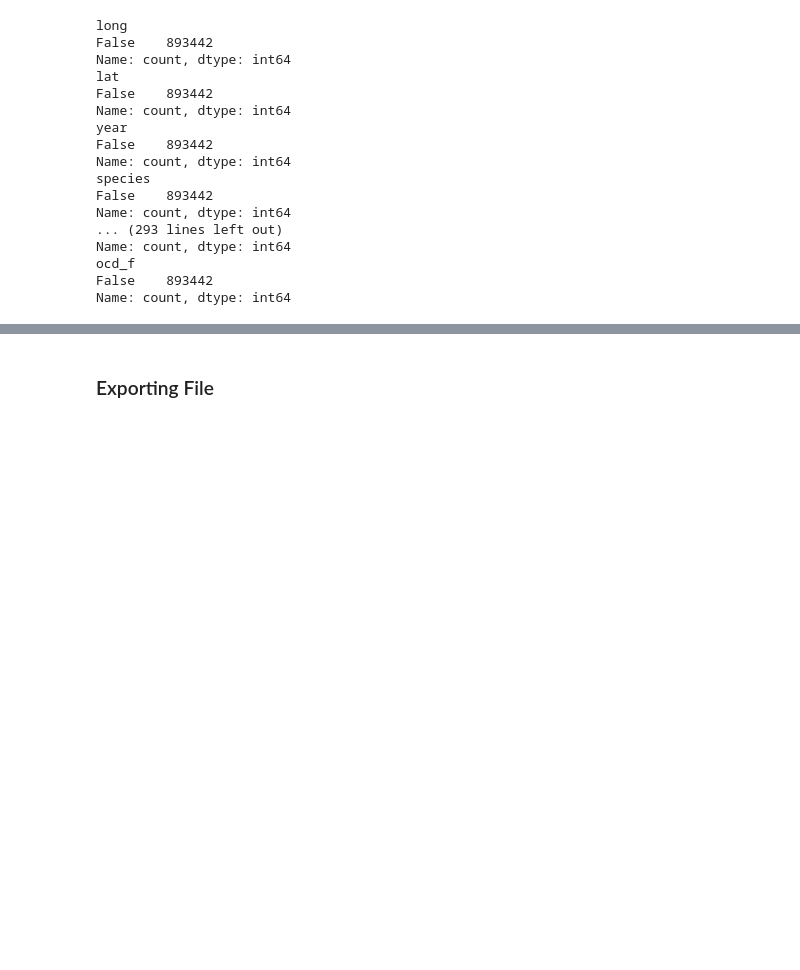
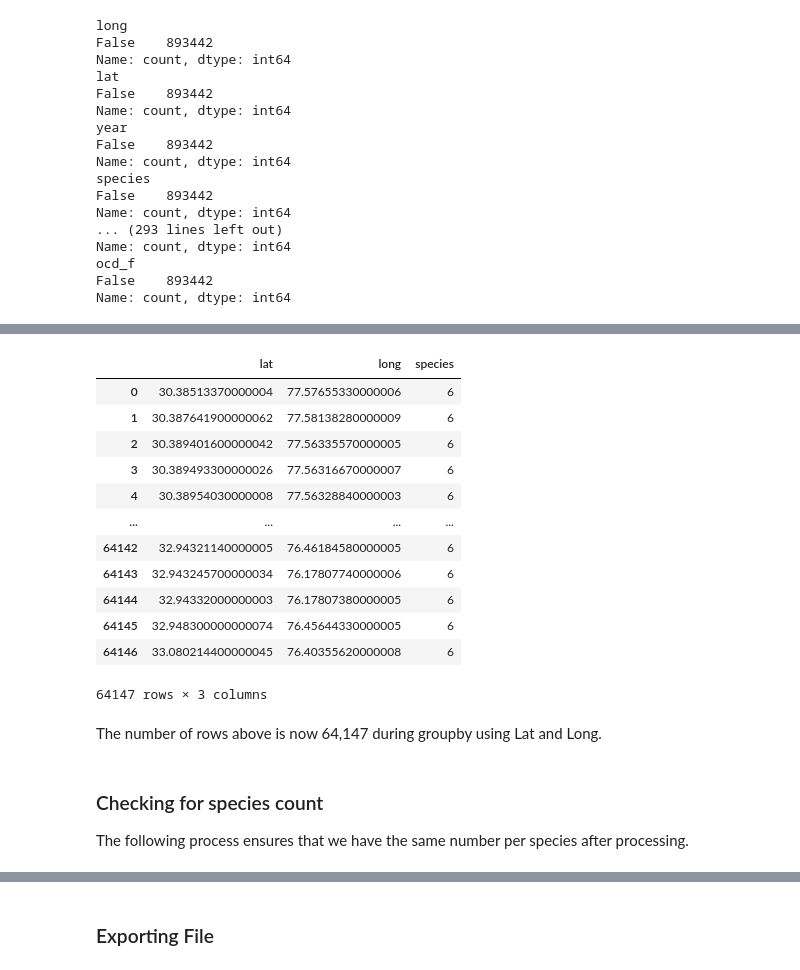
Before and after one commit to ewannthomas/species-distribution-satellite, a Jupyter notebook: src/make_model_df_newframe.ipynb, the cells around one changed output, grey strips where cells are left out. Saved outputs shown, nothing was run; the diff lists cells and outputs as text; code cells hidden in the pictures; blank space fills up the shorter version.

```diff
--- a/src/make_model_df_newframe.ipynb
+++ b/src/make_model_df_newframe.ipynb
@@ -263,0 +268,22 @@ Name: count, dtype: int64
+# %%
+species_sampled = pd.merge(model_df, actual_df[['long', 'lat']], on=['long', 'lat'], how='inner', validate='m:1')
+species_sampled.groupby(['lat', 'long'])['species'].count().reset_index()
+# %% [output]
+|  | lat | long | species |
+| 0 | 30.38513370000004 | 77.57655330000006 | 6 |
+| 1 | 30.387641900000062 | 77.58138280000009 | 6 |
+| 2 | 30.389401600000042 | 77.56335570000005 | 6 |
+| 3 | 30.389493300000026 | 77.56316670000007 | 6 |
+| 4 | 30.38954030000008 | 77.56328840000003 | 6 |
+| ... | ... | ... | ... |
+| 64142 | 32.94321140000005 | 76.46184580000005 | 6 |
+| 64143 | 32.943245700000034 | 76.17807740000006 | 6 |
+| 64144 | 32.94332000000003 | 76.17807380000005 | 6 |
+| 64145 | 32.948300000000074 | 76.45644330000005 | 6 |
+| 64146 | 33.080214400000045 | 76.40355620000008 | 6 |
+64147 rows × 3 columns
+# %% [markdown]
+The number of rows above is now 64,147 during groupby using Lat and Long.
+# %% [markdown]
+### Checking for species count
+The following process ensures that we have the same number per species after processing.
```
Also changed, not shown: parts of 13 cells of this notebook, 41 other files.
